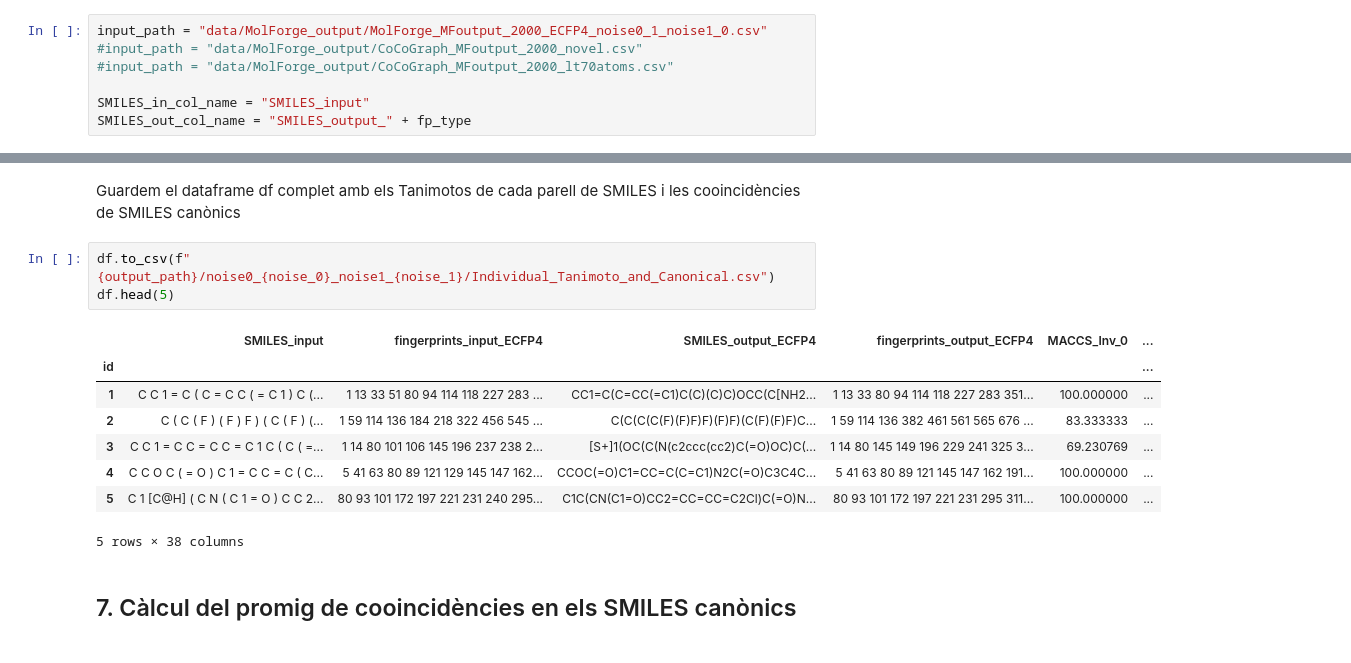
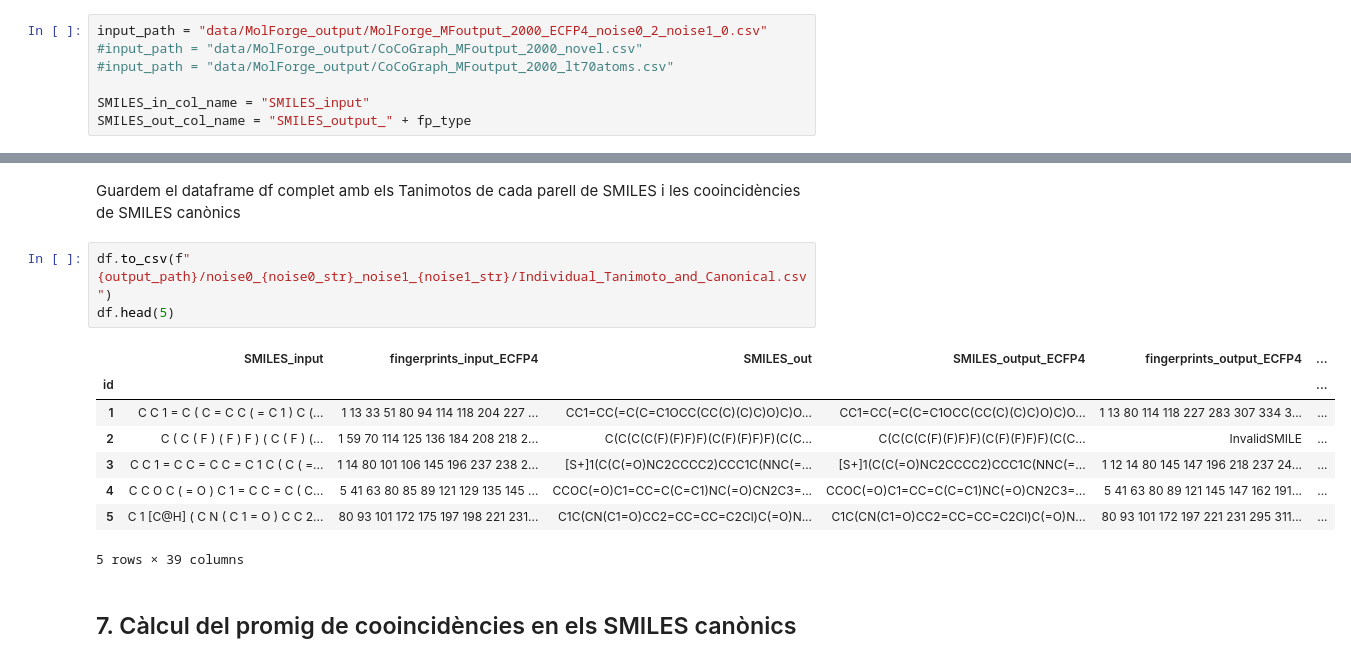
Before and after one commit to DavidDiestreR/MolForge_Testing, a Jupyter notebook: notebooks/analysis/output_analysis.ipynb, the cells around one changed output, grey strips where cells are left out. Drawn from its saved outputs; the diff is of its cells as text.

```diff
--- a/notebooks/analysis/output_analysis.ipynb
+++ b/notebooks/analysis/output_analysis.ipynb
@@ -38,7 +38,7 @@ fp_type = "ECFP4"
 # %% [markdown]
 Fitxer de fingerprints preprocessat (path a partir de MolForge_Testing/)
 # %%
-input_path = "data/MolForge_output/MolForge_MFoutput_2000_ECFP4_noise0_1_noise1_0.csv"
+input_path = "data/MolForge_output/MolForge_MFoutput_2000_ECFP4_noise0_2_noise1_0.csv"
 #input_path = "data/MolForge_output/CoCoGraph_MFoutput_2000_novel.csv"
 #input_path = "data/MolForge_output/CoCoGraph_MFoutput_2000_lt70atoms.csv"
 
@@ -245,17 +249,17 @@ df["Canonical_SMILES_match_Inv_NaN"] = [
 # %% [markdown]
 Guardem el dataframe df complet amb els Tanimotos de cada parell de SMILES i les cooincidències de SMILES canònics
 # %%
-df.to_csv(f"{output_path}/noise0_{noise_0}_noise1_{noise_1}/Individual_Tanimoto_and_Canonical.csv")
+df.to_csv(f"{output_path}/noise0_{noise0_str}_noise1_{noise1_str}/Individual_Tanimoto_and_Canonical.csv")
 df.head(5)
 # %% [output]
-|  | SMILES_input | fingerprints_input_ECFP4 | SMILES_output_ECFP4 | fingerprints_output_ECFP4 | MACCS_Inv_0 | ... |
+|  | SMILES_input | fingerprints_input_ECFP4 | SMILES_out | SMILES_output_ECFP4 | fingerprints_output_ECFP4 | ... |
 | id |  |  |  |  |  | ... |
-| 1 | C C 1 = C ( C = C C ( = C 1 ) C (... | 1 13 33 51 80 94 114 118 227 283 ... | CC1=C(C=CC(=C1)C(C)(C)C)OCC(C[NH2... | 1 13 33 80 94 114 118 227 283 351... | 100.000000 | ... |
-| 2 | C ( C ( F ) ( F ) F ) ( C ( F ) (... | 1 59 114 136 184 218 322 456 545 ... | C(C(C(C(F)(F)F)F)(F)F)(C(F)(F)F)C... | 1 59 114 136 382 461 561 565 676 ... | 83.333333 | ... |
-| 3 | C C 1 = C C = C C = C 1 C ( C ( =... | 1 14 80 101 106 145 196 237 238 2... | [S+]1(OC(C(N(c2ccc(cc2)C(=O)OC)C(... | 1 14 80 145 149 196 229 241 325 3... | 69.230769 | ... |
-| 4 | C C O C ( = O ) C 1 = C C = C ( C... | 5 41 63 80 89 121 129 145 147 162... | CCOC(=O)C1=CC=C(C=C1)N2C(=O)C3C4C... | 5 41 63 80 89 121 145 147 162 191... | 100.000000 | ... |
-| 5 | C 1 [C@H] ( C N ( C 1 = O ) C C 2... | 80 93 101 172 197 221 231 240 295... | C1C(CN(C1=O)CC2=CC=CC=C2Cl)C(=O)N... | 80 93 101 172 197 221 231 295 311... | 100.000000 | ... |
+| 1 | C C 1 = C ( C = C C ( = C 1 ) C (... | 1 13 33 51 80 94 114 118 204 227 ... | CC1=CC(=C(C=C1OCC(CC(C)(C)C)O)C)O... | CC1=CC(=C(C=C1OCC(CC(C)(C)C)O)C)O... | 1 13 80 114 118 227 283 307 334 3... | ... |
+| 2 | C ( C ( F ) ( F ) F ) ( C ( F ) (... | 1 59 70 114 125 136 184 208 218 2... | C(C(C(C(F)(F)F)F)(C(F)(F)F)F)(C(C... | C(C(C(C(F)(F)F)F)(C(F)(F)F)F)(C(C... | InvalidSMILE | ... |
+| 3 | C C 1 = C C = C C = C 1 C ( C ( =... | 1 14 80 101 106 145 196 237 238 2... | [S+]1(C(C(=O)NC2CCCC2)CCC1C(NNC(=... | [S+]1(C(C(=O)NC2CCCC2)CCC1C(NNC(=... | 1 12 14 80 145 147 196 218 237 24... | ... |
+| 4 | C C O C ( = O ) C 1 = C C = C ( C... | 5 41 63 80 85 89 121 129 135 145 ... | CCOC(=O)C1=CC=C(C=C1)NC(=O)CN2C3=... | CCOC(=O)C1=CC=C(C=C1)NC(=O)CN2C3=... | 5 41 63 80 89 121 145 147 162 191... | ... |
+| 5 | C 1 [C@H] ( C N ( C 1 = O ) C C 2... | 80 93 101 172 175 197 198 221 231... | C1C(CN(C1=O)CC2=CC=CC=C2Cl)C(=O)N... | C1C(CN(C1=O)CC2=CC=CC=C2Cl)C(=O)N... | 80 93 101 172 197 221 231 295 311... | ... |
-5 rows × 38 columns
+5 rows × 39 columns
 # %% [markdown]
 ## 7. Càlcul del promig de cooincidències en els SMILES canònics
 # %%
```
Also changed, not shown: parts of 17 cells of this notebook, 17 other files.
